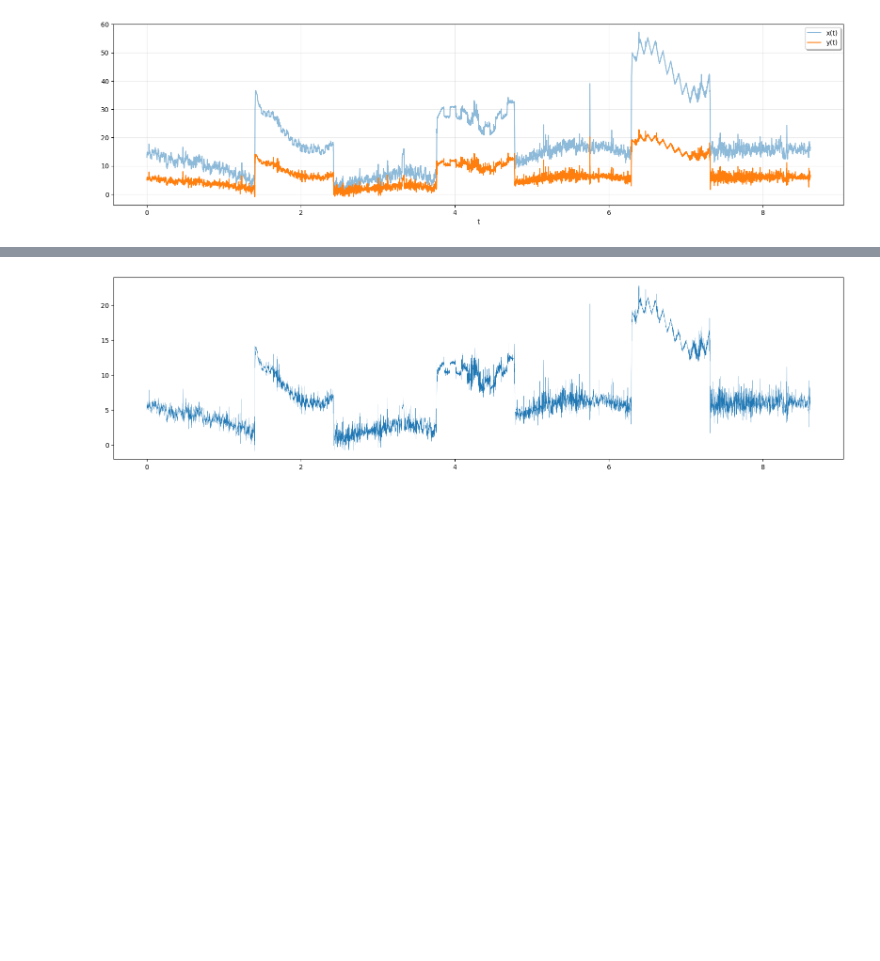
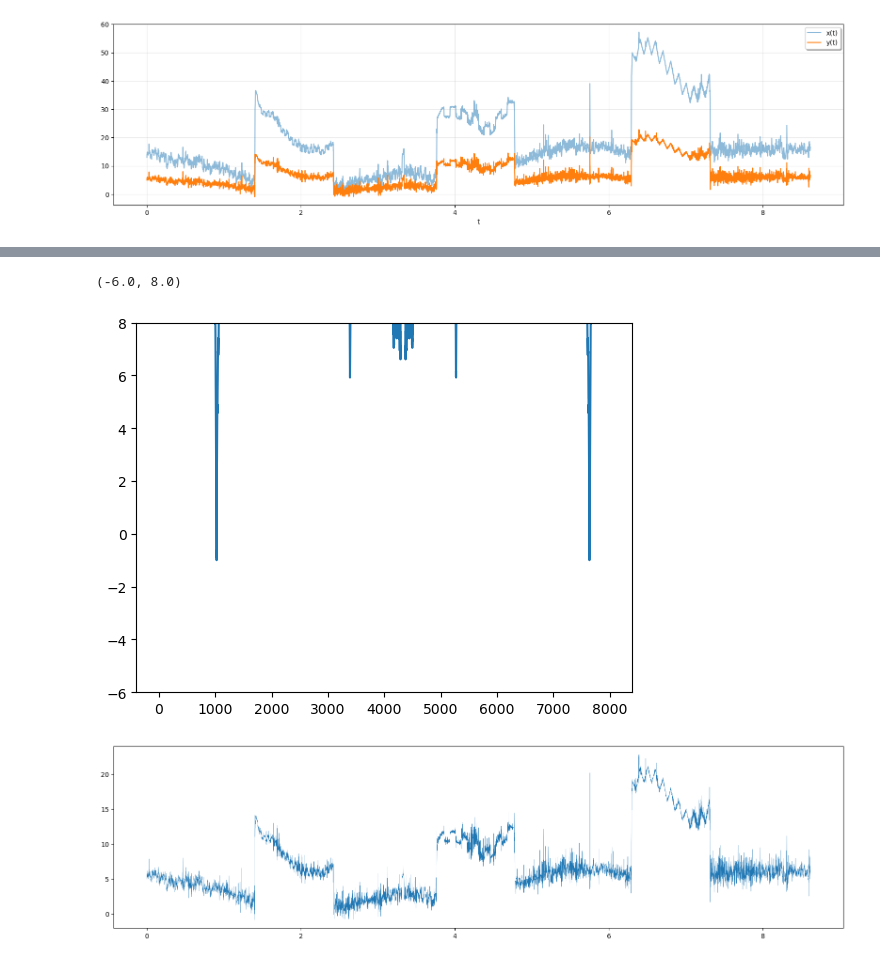
Before and after one commit to rj3838/plates_analysis, a Jupyter notebook: plates_analysis.ipynb, the cells around one changed output, grey strips where cells are left out. Drawn from its saved outputs; the diff is of its cells as text; code cells hidden in the pictures; blank space fills up the shorter version.

```diff
--- a/plates_analysis.ipynb
+++ b/plates_analysis.ipynb
@@ -139,3 +232,11 @@ fig.show()
+# %%
+from scipy.fft import irfft
+new_f_clean = irfft(yf_abs)
+plt.plot(t,new_f_clean[:8000])
+plt.ylim(-6,8)
+# %% [output]
+(-6.0, 8.0)
+[figure, added]
 # %%
 import matplotlib.pyplot as plt
 import numpy as np
```
Also changed, not shown: parts of 6 cells of this notebook.
